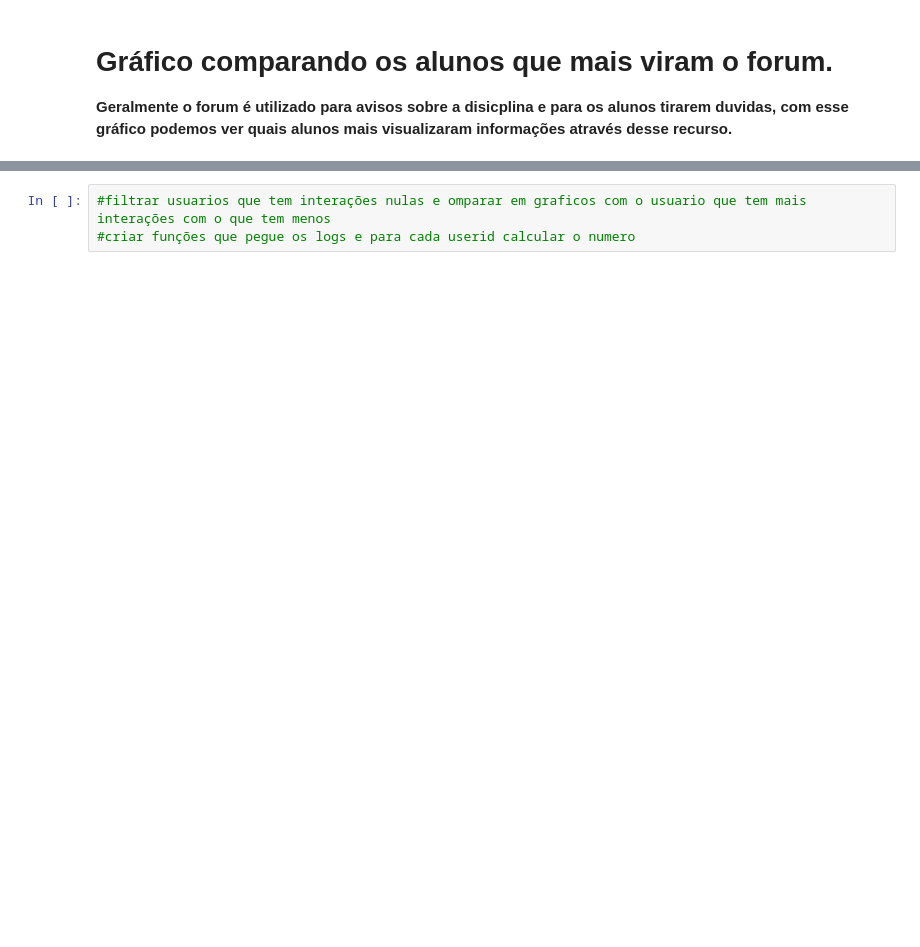
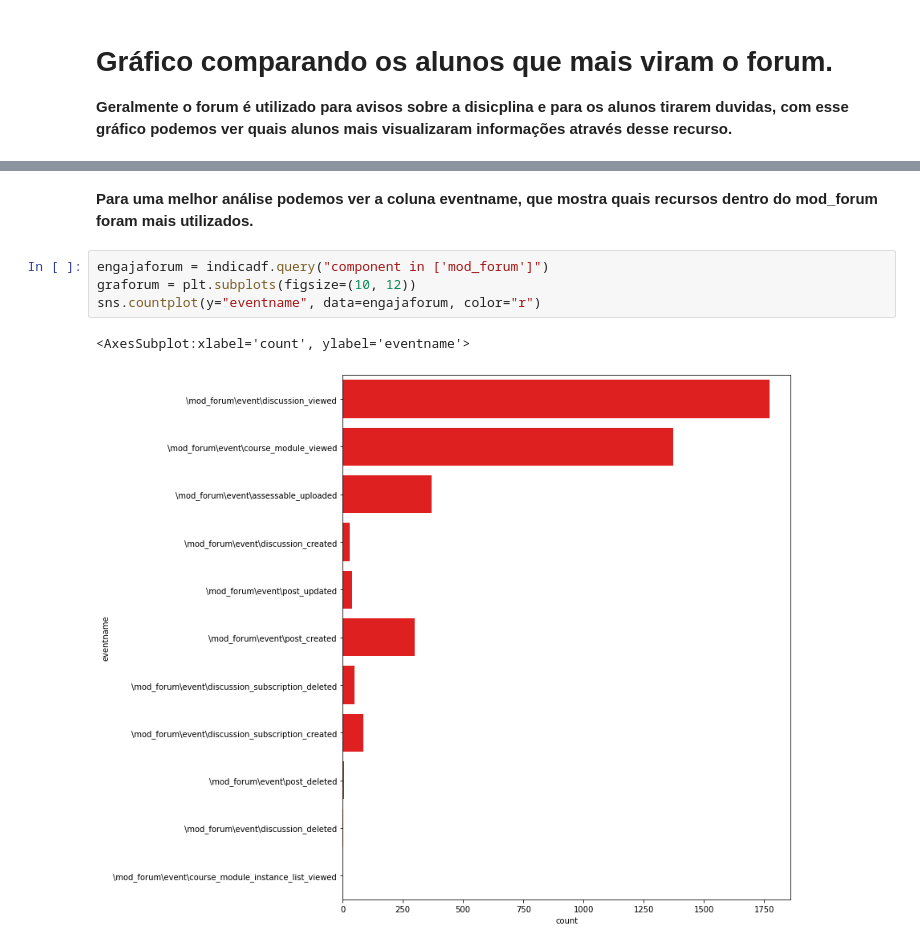
Before and after one commit to atp/edisc-analytics, a Jupyter notebook: Analise_de_Engajamento.ipynb, the cells around one changed output, grey strips where cells are left out. Drawn from its saved outputs; the diff is of its cells as text; blank space fills up the shorter version.

```diff
--- a/Analise_de_Engajamento.ipynb
+++ b/Analise_de_Engajamento.ipynb
@@ -270,3 +270,9 @@ indicadf.groupby('userid').apply(mandou_msg).plot(kind='barh')
-# %%
-#filtrar usuarios que tem interações nulas e omparar em graficos com o usuario que tem mais interações com o que tem menos
-#criar funções que pegue os logs e para cada userid calcular o numero
+# %% [markdown]
+**Para uma melhor análise podemos ver a coluna eventname, que mostra quais recursos dentro do mod_forum foram mais utilizados.**
+# %%
+engajaforum = indicadf.query("component in ['mod_forum']")
+graforum = plt.subplots(figsize=(10, 12))
+sns.countplot(y="eventname", data=engajaforum, color="r")
+# %% [output]
+<AxesSubplot:xlabel='count', ylabel='eventname'>
+[figure, added]
```
Also changed, not shown: parts of 14 cells of this notebook.
